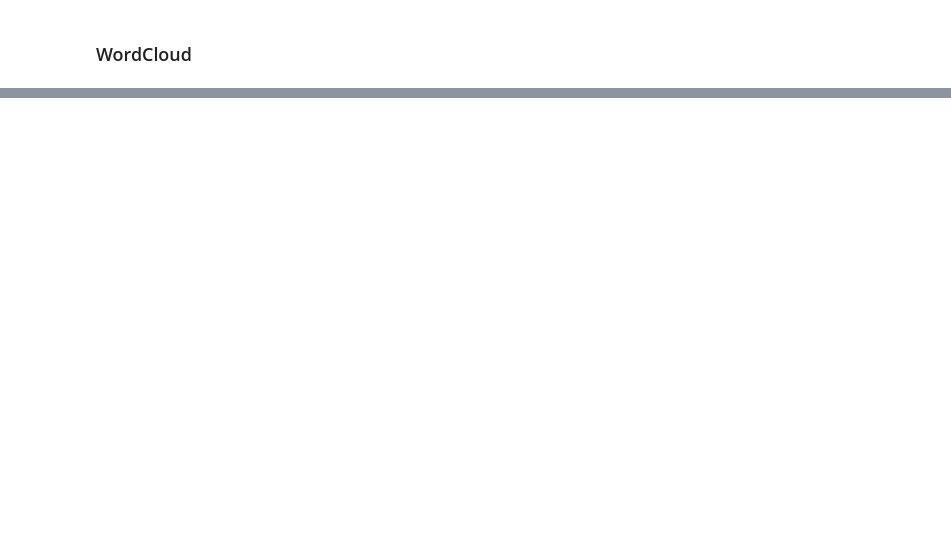
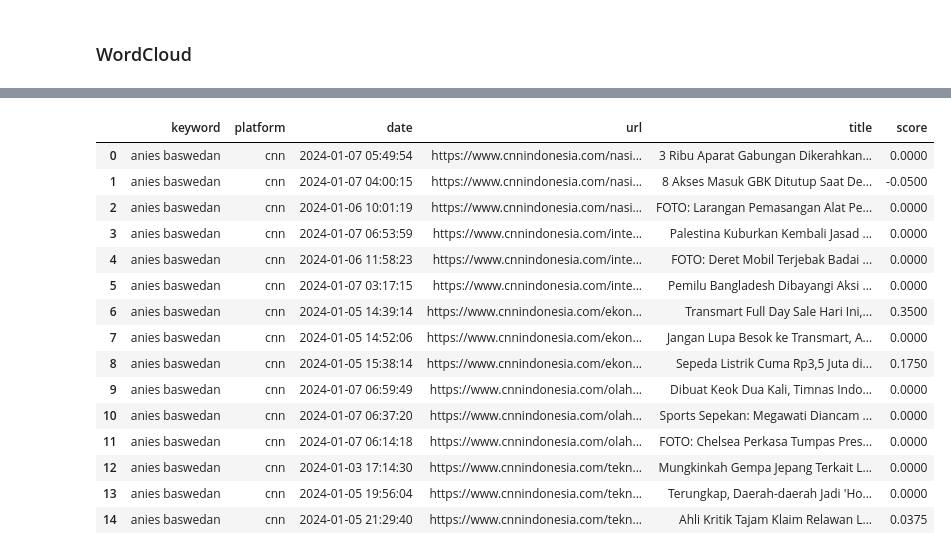
Before and after one commit to Ubeydkhoiri/news-scraper-with-sentiment-analysis, a Jupyter notebook: notebook/static_web.ipynb, the cells around one changed output, grey strips where cells are left out. Drawn from its saved outputs; the diff is of its cells as text; code cells hidden in the pictures; blank space fills up the shorter version.

```diff
--- a/notebook/static_web.ipynb
+++ b/notebook/static_web.ipynb
@@ -373,0 +540,5 @@ There are 13539 words from news title with keyword ganjar pranowo.
+# %%
+url_cnn = 'https://www.cnnindonesia.com/tag/anies-baswedan/2'
+
+# Making a get request
+response = requests.get(url_tempo)
@@ -373,0 +549,8 @@ There are 13539 words from news title with keyword ganjar pranowo.
+# %%
+page = requests.get(url_cnn)
+soup = BeautifulSoup(page.content, 'html.parser')
+# %%
+title = article.find('h2').text
+url = article.find('a').get('href')
+date = url.split('/')[4].split('-')[0]
+date = pd.to_datetime(date)
@@ -373,0 +602,4 @@ There are 13539 words from news title with keyword ganjar pranowo.
+# %%
+anies_news = cnn_news(keyword='anies baswedan')
+df_anies = pd.DataFrame(anies_news)
+df_anies.head()
@@ -373,0 +614,19 @@ There are 13539 words from news title with keyword ganjar pranowo.
+# %%
+df_anies
+# %% [output]
+|  | keyword | platform | date | url | title | score |
+| 0 | anies baswedan | cnn | 2024-01-07 05:49:54 | https://www.cnnindonesia.com/nasi... | 3 Ribu Aparat Gabungan Dikerahkan... | 0.0000 |
+| 1 | anies baswedan | cnn | 2024-01-07 04:00:15 | https://www.cnnindonesia.com/nasi... | 8 Akses Masuk GBK Ditutup Saat De... | -0.0500 |
+| 2 | anies baswedan | cnn | 2024-01-06 10:01:19 | https://www.cnnindonesia.com/nasi... | FOTO: Larangan Pemasangan Alat Pe... | 0.0000 |
+| 3 | anies baswedan | cnn | 2024-01-07 06:53:59 | https://www.cnnindonesia.com/inte... | Palestina Kuburkan Kembali Jasad ... | 0.0000 |
+| 4 | anies baswedan | cnn | 2024-01-06 11:58:23 | https://www.cnnindonesia.com/inte... | FOTO: Deret Mobil Terjebak Badai ... | 0.0000 |
+| 5 | anies baswedan | cnn | 2024-01-07 03:17:15 | https://www.cnnindonesia.com/inte... | Pemilu Bangladesh Dibayangi Aksi ... | 0.0000 |
+| 6 | anies baswedan | cnn | 2024-01-05 14:39:14 | https://www.cnnindonesia.com/ekon... | Transmart Full Day Sale Hari Ini,... | 0.3500 |
+| 7 | anies baswedan | cnn | 2024-01-05 14:52:06 | https://www.cnnindonesia.com/ekon... | Jangan Lupa Besok ke Transmart, A... | 0.0000 |
+| 8 | anies baswedan | cnn | 2024-01-05 15:38:14 | https://www.cnnindonesia.com/ekon... | Sepeda Listrik Cuma Rp3,5 Juta di... | 0.1750 |
+| 9 | anies baswedan | cnn | 2024-01-07 06:59:49 | https://www.cnnindonesia.com/olah... | Dibuat Keok Dua Kali, Timnas Indo... | 0.0000 |
+| 10 | anies baswedan | cnn | 2024-01-07 06:37:20 | https://www.cnnindonesia.com/olah... | Sports Sepekan: Megawati Diancam ... | 0.0000 |
+| 11 | anies baswedan | cnn | 2024-01-07 06:14:18 | https://www.cnnindonesia.com/olah... | FOTO: Chelsea Perkasa Tumpas Pres... | 0.0000 |
+| 12 | anies baswedan | cnn | 2024-01-03 17:14:30 | https://www.cnnindonesia.com/tekn... | Mungkinkah Gempa Jepang Terkait L... | 0.0000 |
+| 13 | anies baswedan | cnn | 2024-01-05 19:56:04 | https://www.cnnindonesia.com/tekn... | Terungkap, Daerah-daerah Jadi 'Ho... | 0.0000 |
+| 14 | anies baswedan | cnn | 2024-01-05 21:29:40 | https://www.cnnindonesia.com/tekn... | Ahli Kritik Tajam Klaim Relawan L... | 0.0375 |
```
Also changed, not shown: parts of 38 cells of this notebook, 13 other files.
